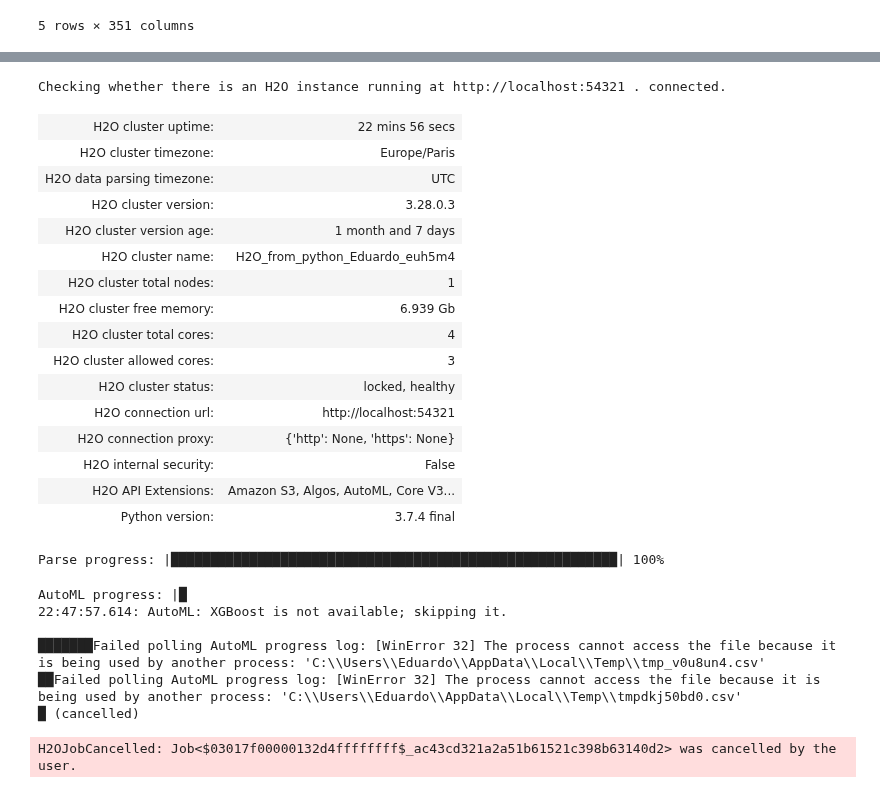
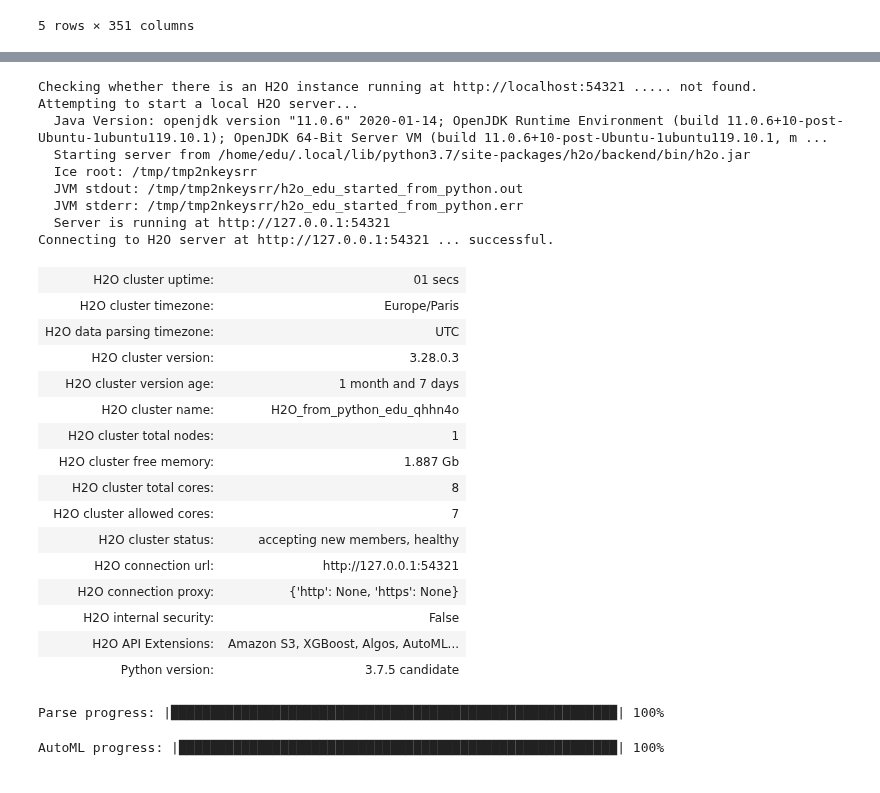
Before and after one commit to vagabundoo/predicting_financial_markets_deep_learning, a Jupyter notebook: workflow/02_02_secondTestSupervisedLearning .ipynb, the cells around one changed output, grey strips where cells are left out. Cells and saved outputs as stored; diff of their text form; code cells hidden in the pictures.

```diff
--- a/workflow/02_02_secondTestSupervisedLearning .ipynb
+++ b/workflow/02_02_secondTestSupervisedLearning .ipynb
@@ -81,24 +100,32 @@ df_forML = minMaxScaleOnTrain(df_forML)
 # %%
 h2o.init(
-    nthreads=3)
+    nthreads=7)
 # %% [output]
-Checking whether there is an H2O instance running at http://localhost:54321 . connected.
+Checking whether there is an H2O instance running at http://localhost:54321 ..... not found.
+Attempting to start a local H2O server...
+  Java Version: openjdk version "11.0.6" 2020-01-14; OpenJDK Runtime Environment (build 11.0.6+10-post-Ubuntu-1ubuntu119.10.1); OpenJDK 64-Bit Server VM (build 11.0.6+10-post-Ubuntu-1ubuntu119.10.1, m ...
+  Starting server from /home/edu/.local/lib/python3.7/site-packages/h2o/backend/bin/h2o.jar
+  Ice root: /tmp/tmp2nkeysrr
+  JVM stdout: /tmp/tmp2nkeysrr/h2o_edu_started_from_python.out
+  JVM stderr: /tmp/tmp2nkeysrr/h2o_edu_started_from_python.err
+  Server is running at http://127.0.0.1:54321
+Connecting to H2O server at http://127.0.0.1:54321 ... successful.
-| H2O cluster uptime: | 22 mins 56 secs |
+| H2O cluster uptime: | 01 secs |
 | H2O cluster timezone: | Europe/Paris |
 | H2O data parsing timezone: | UTC |
 | H2O cluster version: | 3.28.0.3 |
 | H2O cluster version age: | 1 month and 7 days |
-| H2O cluster name: | H2O_from_python_Eduardo_euh5m4 |
+| H2O cluster name: | H2O_from_python_edu_qhhn4o |
 | H2O cluster total nodes: | 1 |
-| H2O cluster free memory: | 6.939 Gb |
-| H2O cluster total cores: | 4 |
-| H2O cluster allowed cores: | 3 |
-| H2O cluster status: | locked, healthy |
-| H2O connection url: | http://localhost:54321 |
+| H2O cluster free memory: | 1.887 Gb |
+| H2O cluster total cores: | 8 |
+| H2O cluster allowed cores: | 7 |
+| H2O cluster status: | accepting new members, healthy |
+| H2O connection url: | http://127.0.0.1:54321 |
 | H2O connection proxy: | {'http': None, 'https': None} |
 | H2O internal security: | False |
-| H2O API Extensions: | Amazon S3, Algos, AutoML, Core V3... |
-| Python version: | 3.7.4 final |
+| H2O API Extensions: | Amazon S3, XGBoost, Algos, AutoML... |
+| Python version: | 3.7.5 candidate |
 # %%
 dfh2o = h2o.H2OFrame(df_forML)
 # %% [output]
@@ -106,16 +133,10 @@ Parse progress: |█████████████████████
 # %%
 train, test = dfh2o.split_frame(ratios=[0.8])
 # %%
-aml = H2OAutoML(max_models=20)
+aml = H2OAutoML(max_models=10)
 aml.train(y= 'y', training_frame=train, leaderboard_frame=test)
 # %% [output]
-AutoML progress: |█
-22:47:57.614: AutoML: XGBoost is not available; skipping it.
-
-███████Failed polling AutoML progress log: [WinError 32] The process cannot access the file because it is being used by another process: 'C:\\Users\\Eduardo\\AppData\\Local\\Temp\\tmp_v0u8un4.csv'
-██Failed polling AutoML progress log: [WinError 32] The process cannot access the file because it is being used by another process: 'C:\\Users\\Eduardo\\AppData\\Local\\Temp\\tmpdkj50bd0.csv'
-█ (cancelled)
+AutoML progress: |████████████████████████████████████████████████████████| 100%
-H2OJobCancelled: Job<$03017f00000132d4ffffffff$_ac43cd321a2a51b61521c398b63140d2> was cancelled by the user.
 # %%
 aml.leaderboard
 # %% [output]
```
Also changed, not shown: parts of 13 cells of this notebook, 2 other files.
